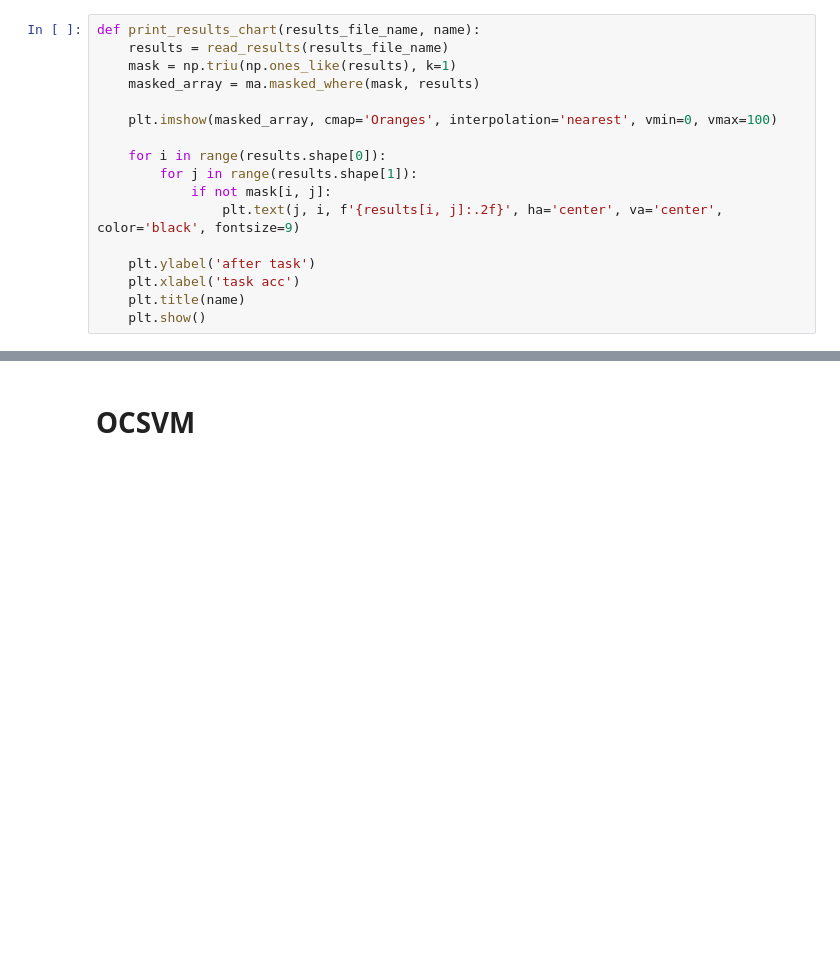
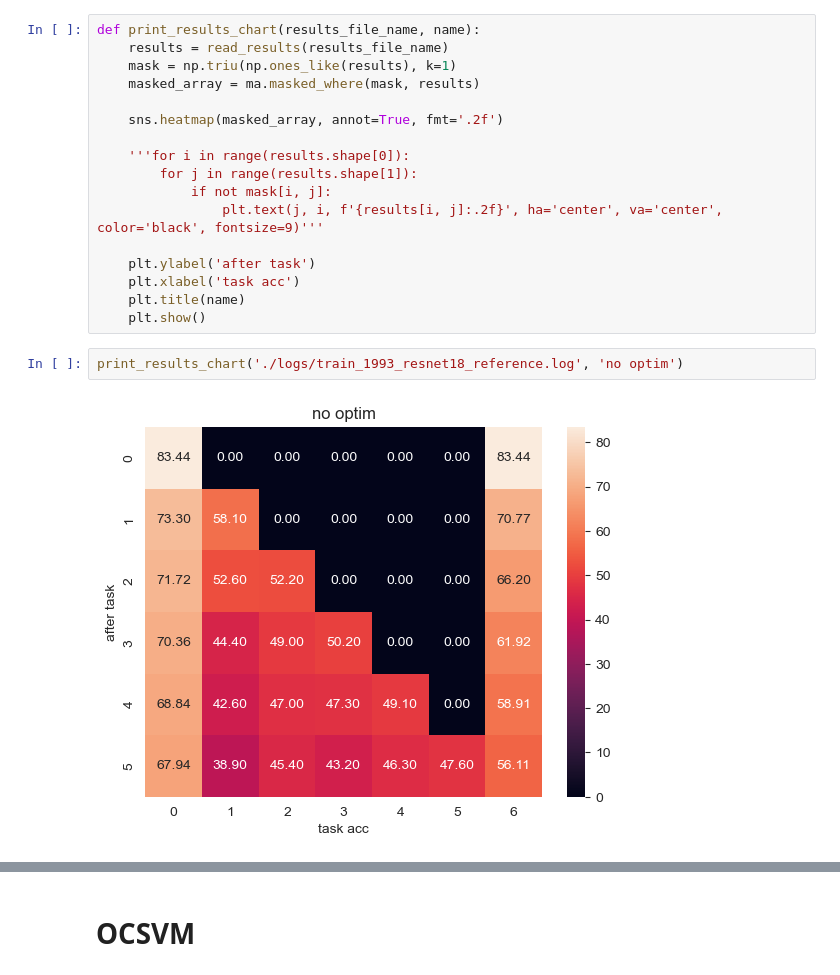
Before and after one commit to AndAnotherANS/FeCAM, a Jupyter notebook: chart.ipynb, the cells around one changed output, grey strips where cells are left out. Cells and saved outputs as stored; diff of their text form; blank space fills up the shorter version.

```diff
--- a/chart.ipynb
+++ b/chart.ipynb
@@ -32,14 +34,18 @@ def print_results_chart(results_file_name, name):
     mask = np.triu(np.ones_like(results), k=1)
     masked_array = ma.masked_where(mask, results)
 
-    plt.imshow(masked_array, cmap='Oranges', interpolation='nearest', vmin=0, vmax=100)
+    sns.heatmap(masked_array, annot=True, fmt='.2f')
 
-    for i in range(results.shape[0]):
+    '''for i in range(results.shape[0]):
         for j in range(results.shape[1]):
             if not mask[i, j]:
-                plt.text(j, i, f'{results[i, j]:.2f}', ha='center', va='center', color='black', fontsize=9)
+                plt.text(j, i, f'{results[i, j]:.2f}', ha='center', va='center', color='black', fontsize=9)'''
 
     plt.ylabel('after task')
     plt.xlabel('task acc')
     plt.title(name)
     plt.show()
+# %%
+print_results_chart('./logs/train_1993_resnet18_reference.log', 'no optim')
+# %% [output]
+[figure, added]
```
Also changed, not shown: parts of 23 cells of this notebook, 5 other files.
